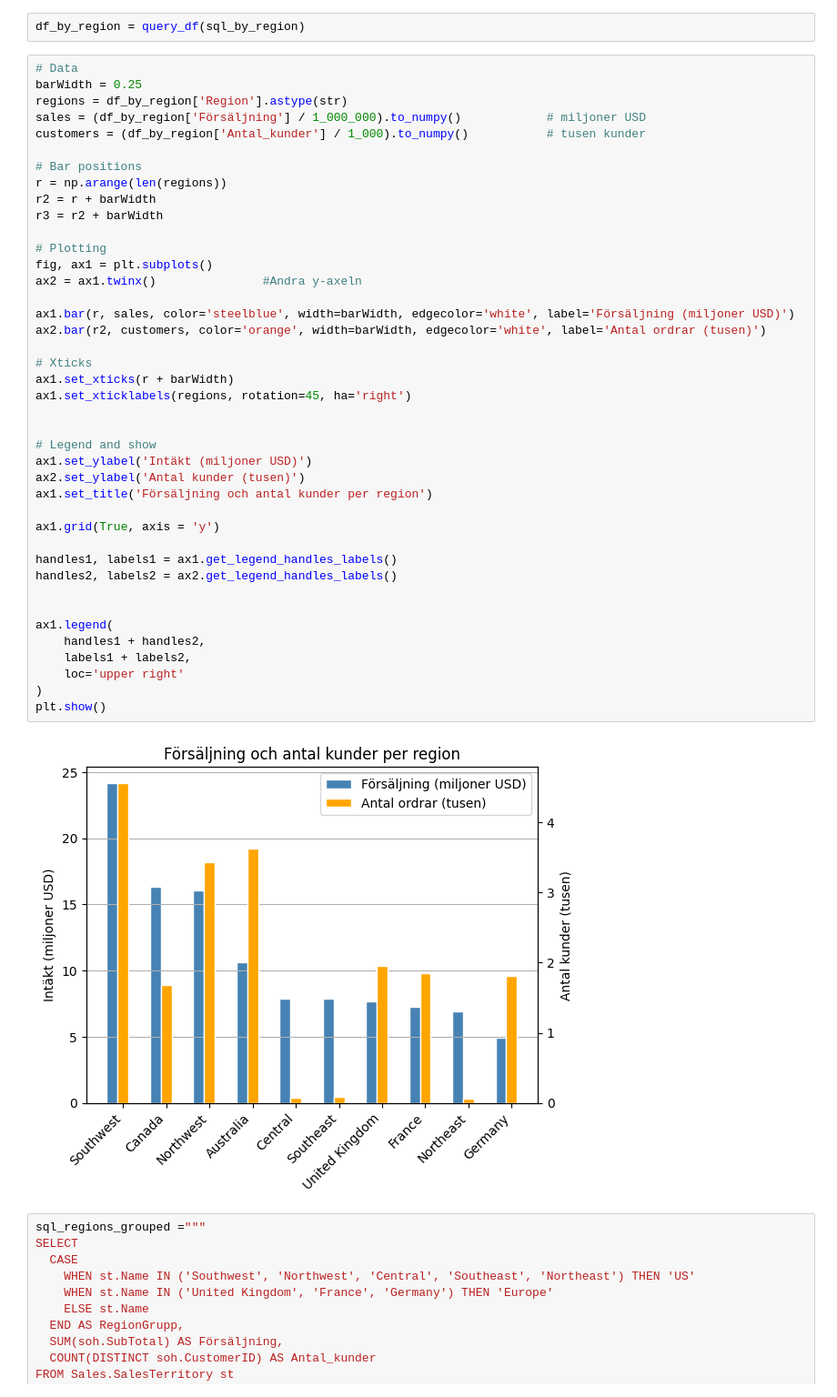
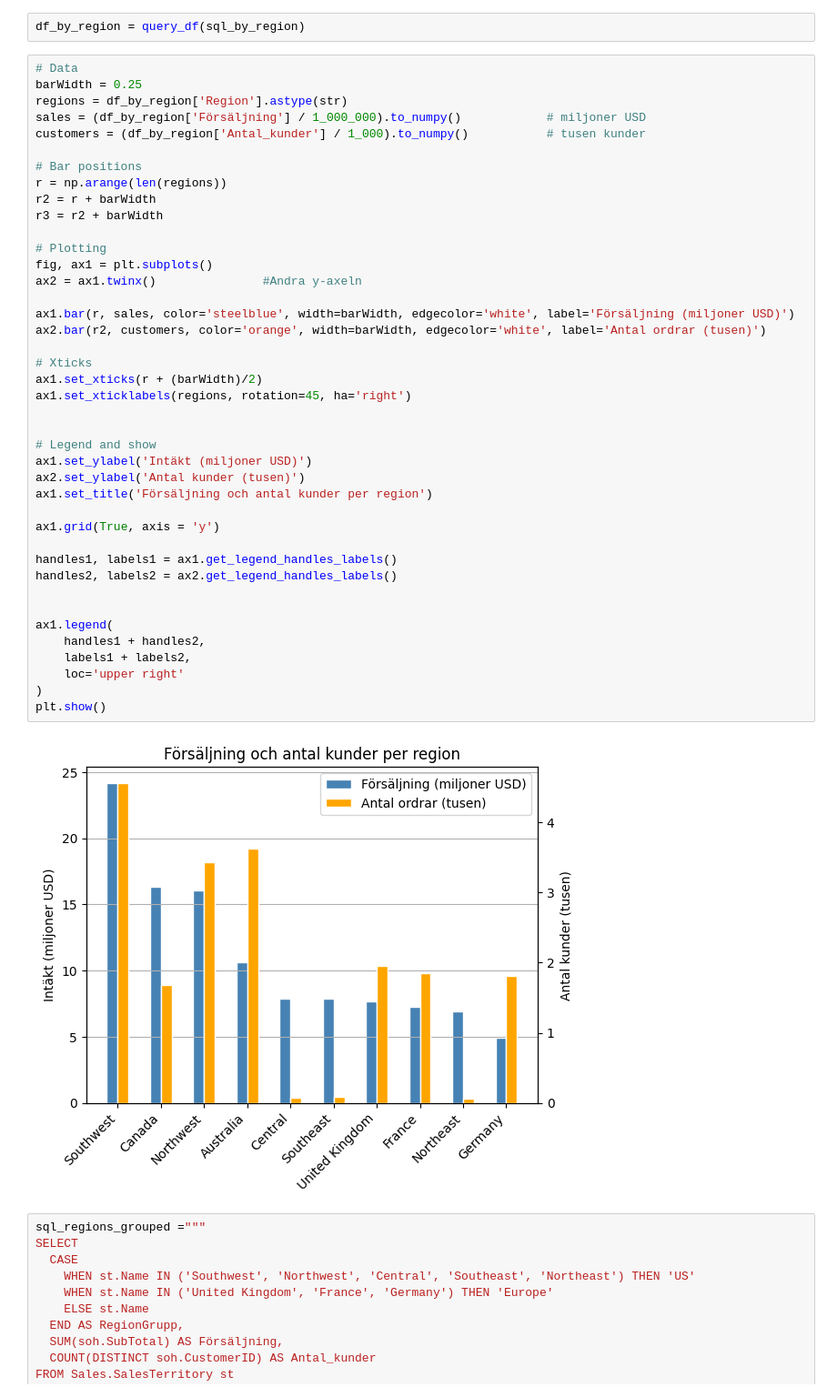
Before and after one commit to EliWei/SQL_uppgift_Dec25, a Jupyter notebook: Notebook.ipynb, the cells around one changed output. Shown: that part at 91% size. Saved outputs shown, nothing was run; the diff lists cells and outputs as text.

```diff
--- a/Notebook.ipynb
+++ b/Notebook.ipynb
@@ -669,35 +681,35 @@ r3 = r2 + barWidth
 
 # Plotting
 fig, ax1 = plt.subplots()
 ax2 = ax1.twinx()               #Andra y-axeln
 
 ax1.bar(r, sales, color='steelblue', width=barWidth, edgecolor='white', label='Försäljning (miljoner USD)')
 ax2.bar(r2, customers, color='orange', width=barWidth, edgecolor='white', label='Antal ordrar (tusen)')
 
 # Xticks
-ax1.set_xticks(r + barWidth)
+ax1.set_xticks(r + (barWidth)/2)
 ax1.set_xticklabels(regions, rotation=45, ha='right')
 
 
 # Legend and show
 ax1.set_ylabel('Intäkt (miljoner USD)')
 ax2.set_ylabel('Antal kunder (tusen)')
 ax1.set_title('Försäljning och antal kunder per region')
 
 ax1.grid(True, axis = 'y')
 
 handles1, labels1 = ax1.get_legend_handles_labels()
 handles2, labels2 = ax2.get_legend_handles_labels()
 
 
 ax1.legend(
     handles1 + handles2,
     labels1 + labels2,
     loc='upper right'
 )
 plt.show()
 # %% [output]
-[figure, old version]
+[figure, new version]
 # %%
 sql_regions_grouped ="""
 SELECT
```
Also changed, not shown: parts of 10 cells of this notebook, 2 other files.
